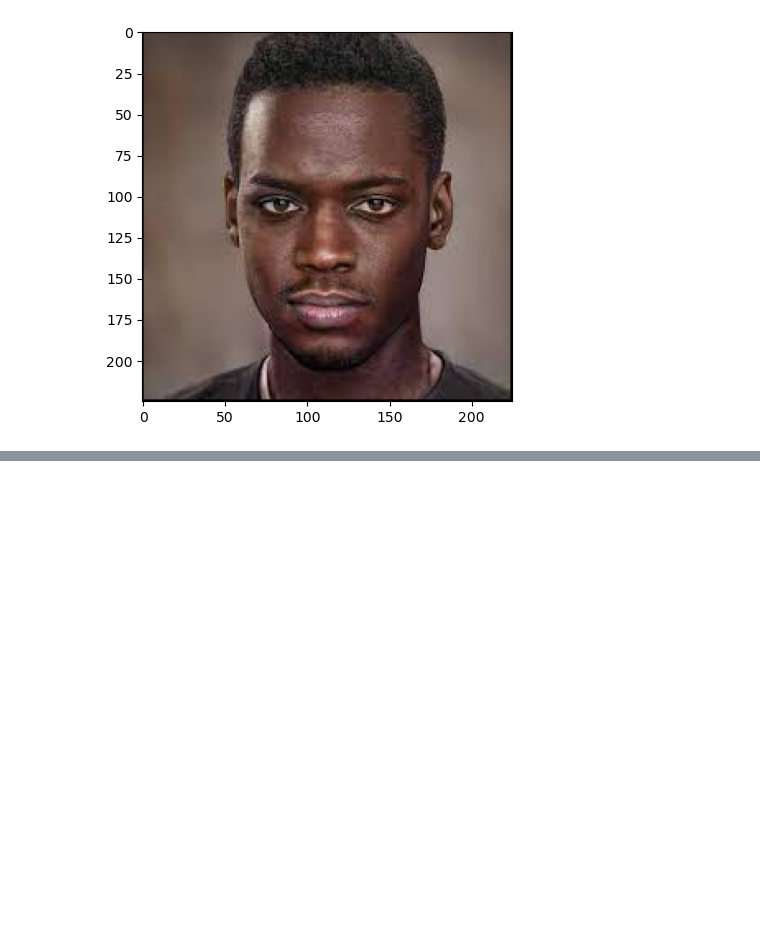
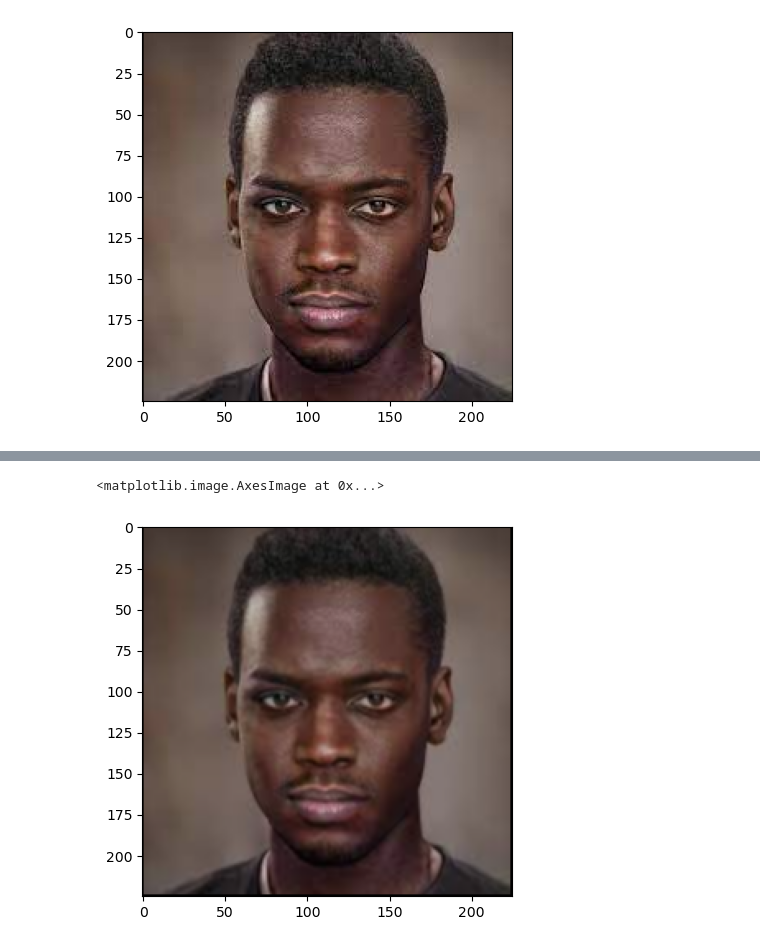
Before and after one commit to PouriaGolsorkhi/ImageProcessingProject, a Jupyter notebook: main.ipynb, the cells around one changed output, grey strips where cells are left out. Saved outputs shown, nothing was run; the diff lists cells and outputs as text; code cells hidden in the pictures; blank space fills up the shorter version.

```diff
--- a/main.ipynb
+++ b/main.ipynb
@@ -41,0 +51,5 @@ plt.imshow(new_img)
+# %%
+plt.imshow(BluredImag)
+# %% [output]
+<matplotlib.image.AxesImage at 0x...>
+[figure, added]
```
Also changed, not shown: parts of 4 cells of this notebook, 1 other file.
